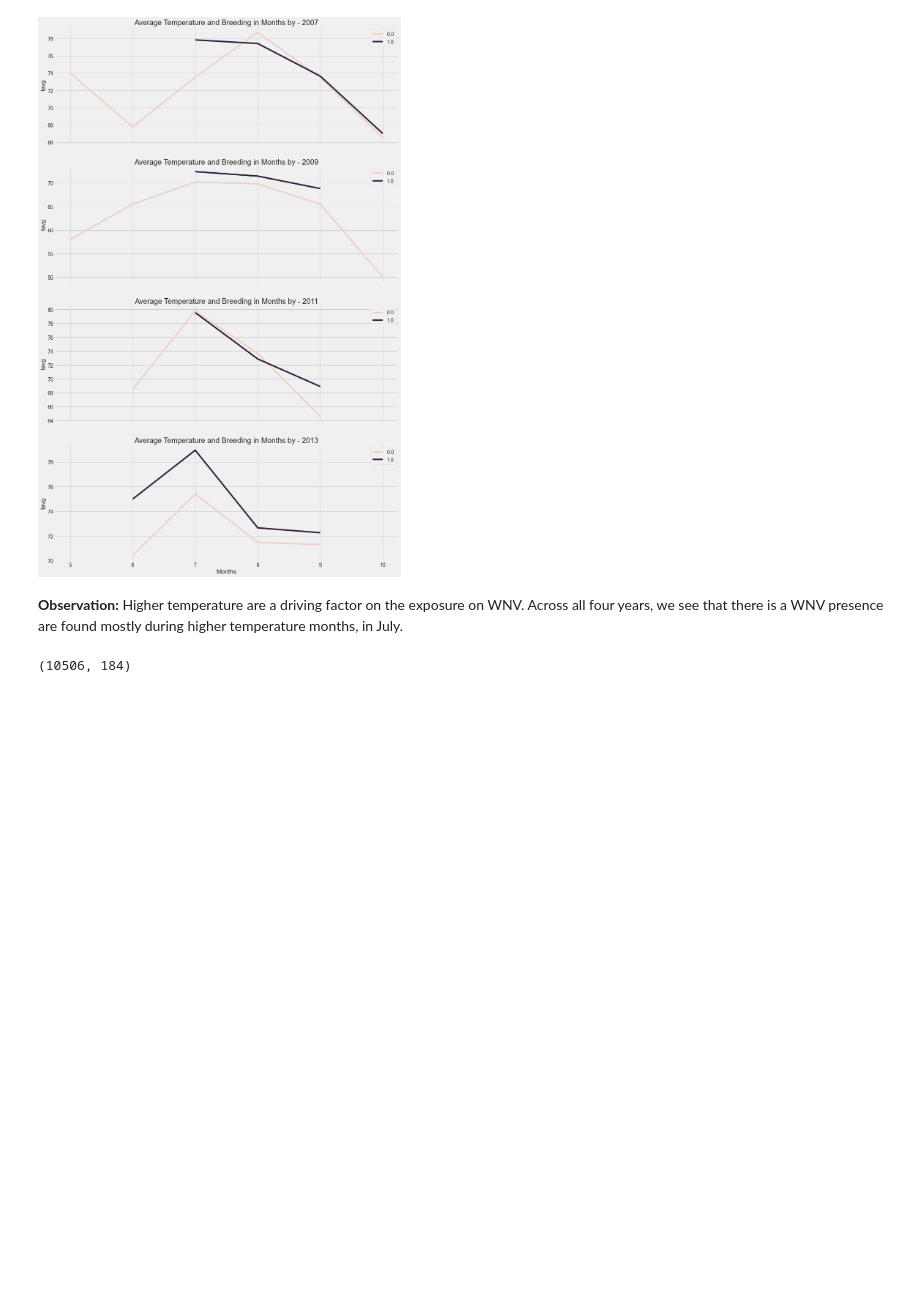
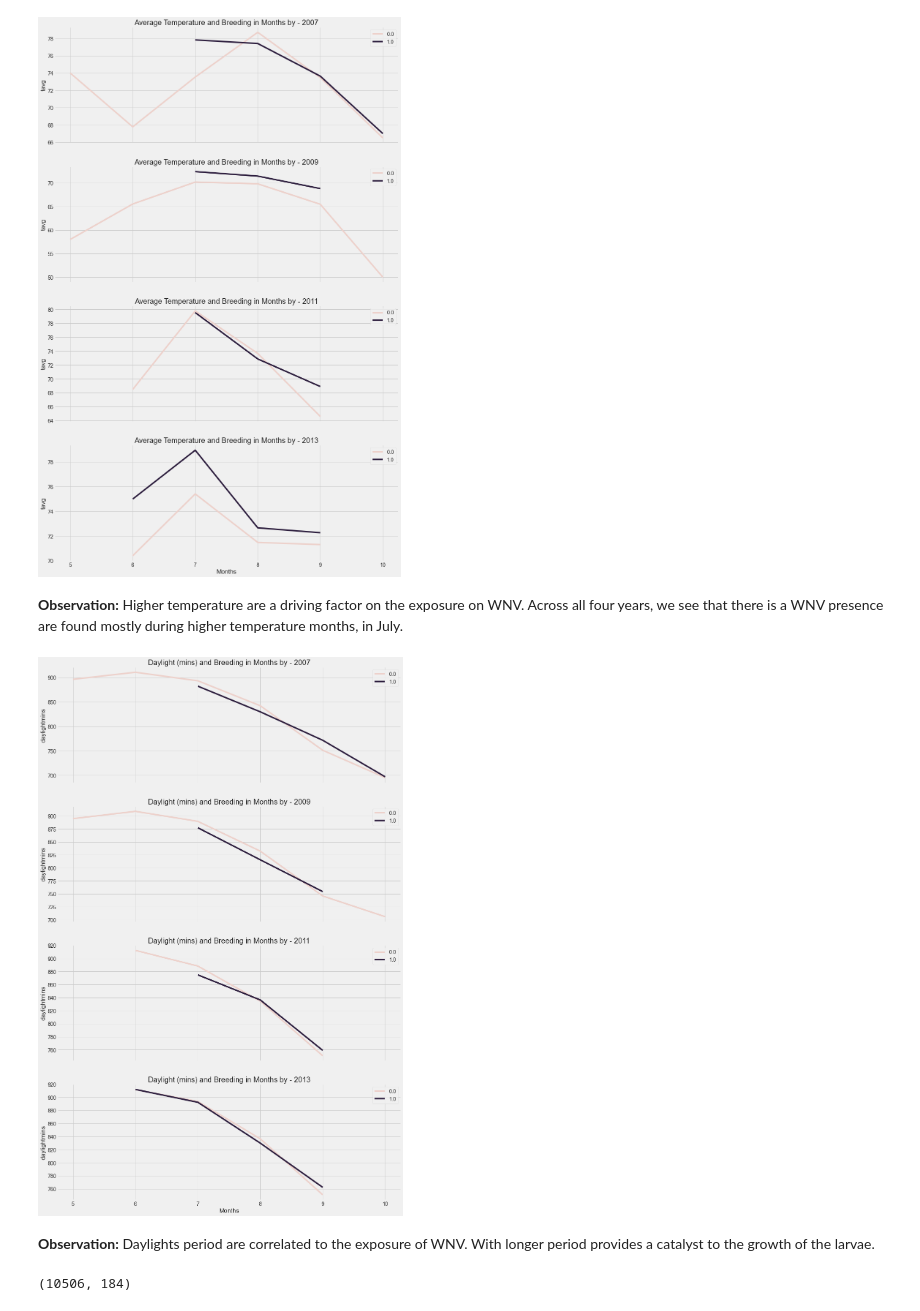
Before and after one commit to JeanLiew/WNV-Predictive-Model, a Jupyter notebook: code/2.2_EDA_weather.ipynb, the cells around one changed output. Cells and saved outputs as stored; diff of their text form; code cells hidden in the pictures; blank space fills up the shorter version.

```diff
--- a/code/2.2_EDA_weather.ipynb
+++ b/code/2.2_EDA_weather.ipynb
@@ -275,6 +275,23 @@ plt.show()
 [figure]
 # %% [markdown]
 **Observation:** Higher temperature are a driving factor on the exposure on WNV. Across all four years, we see that there is a WNV presence are found mostly during higher temperature months, in July.
+# %%
+fig, ax = plt.subplots(4,1, figsize = (15,25), sharex=True)
+ax = ax.ravel()
+
+for n, col in enumerate([2007, 2009, 2011, 2013]):
+    sns.lineplot(data=train_copy[train_copy.date.dt.year == col], x=train_copy.date.dt.month,
+                    y='daylightmins',hue='wnvpresent', ci=None, ax=ax[n])
+    ax[n].set_title(f'Daylight (mins) and Breeding in Months by - {col}')
+    ax[n].set_xlabel('Months')
+    ax[n].legend(loc='upper right')
+
+plt.savefig('../images/Daylightmins_Month_Year.png',)
+plt.show()
+# %% [output]
+[figure, added]
+# %% [markdown]
+**Observation:** Daylights period are correlated to the exposure of WNV. With longer period provides a catalyst to the growth of the larvae.
 # %%
 # Dropping object cols
 drop_cols = [x for x in train_merged.select_dtypes('O').columns.to_list() if x not in ['species']]
```
Also changed, not shown: parts of 1 cell of this notebook.
